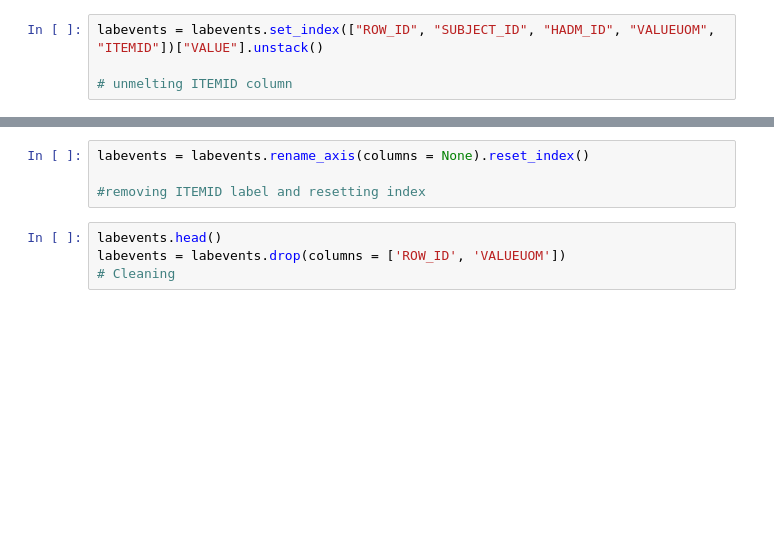
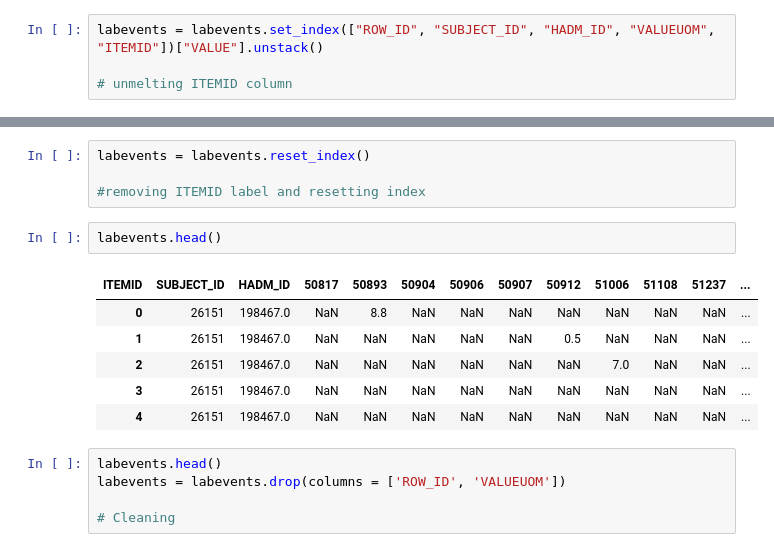
Before and after one commit to apimplaskar/csm185-project, a Jupyter notebook: DataCreation.ipynb, the cells around one changed output, grey strips where cells are left out. Cells and saved outputs as stored; diff of their text form; blank space fills up the shorter version.

```diff
--- a/DataCreation.ipynb
+++ b/DataCreation.ipynb
@@ -300,12 +300,22 @@ labevents.head()
 | 16177275 | 26151 | 198467.0 | K/uL | NaN | NaN | NaN | NaN | NaN | NaN | NaN | NaN | ... |
 | 16177277 | 26151 | 198467.0 | m/uL | NaN | NaN | NaN | NaN | NaN | NaN | NaN | NaN | ... |
 # %%
-labevents = labevents.rename_axis(columns = None).reset_index()
+labevents = labevents.reset_index()
 
 #removing ITEMID label and resetting index
+# %%
+labevents.head()
+# %% [output]
+| ITEMID | SUBJECT_ID | HADM_ID | 50817 | 50893 | 50904 | 50906 | 50907 | 50912 | 51006 | 51108 | 51237 | ... |
+| 0 | 26151 | 198467.0 | NaN | 8.8 | NaN | NaN | NaN | NaN | NaN | NaN | NaN | ... |
+| 1 | 26151 | 198467.0 | NaN | NaN | NaN | NaN | NaN | 0.5 | NaN | NaN | NaN | ... |
+| 2 | 26151 | 198467.0 | NaN | NaN | NaN | NaN | NaN | NaN | 7.0 | NaN | NaN | ... |
+| 3 | 26151 | 198467.0 | NaN | NaN | NaN | NaN | NaN | NaN | NaN | NaN | NaN | ... |
+| 4 | 26151 | 198467.0 | NaN | NaN | NaN | NaN | NaN | NaN | NaN | NaN | NaN | ... |
 # %%
 labevents.head()
 labevents = labevents.drop(columns = ['ROW_ID', 'VALUEUOM'])
+
 # Cleaning
 # %%
 # Need to condense rows based on shared HADM_ID
```
Also changed, not shown: parts of 12 cells of this notebook.
